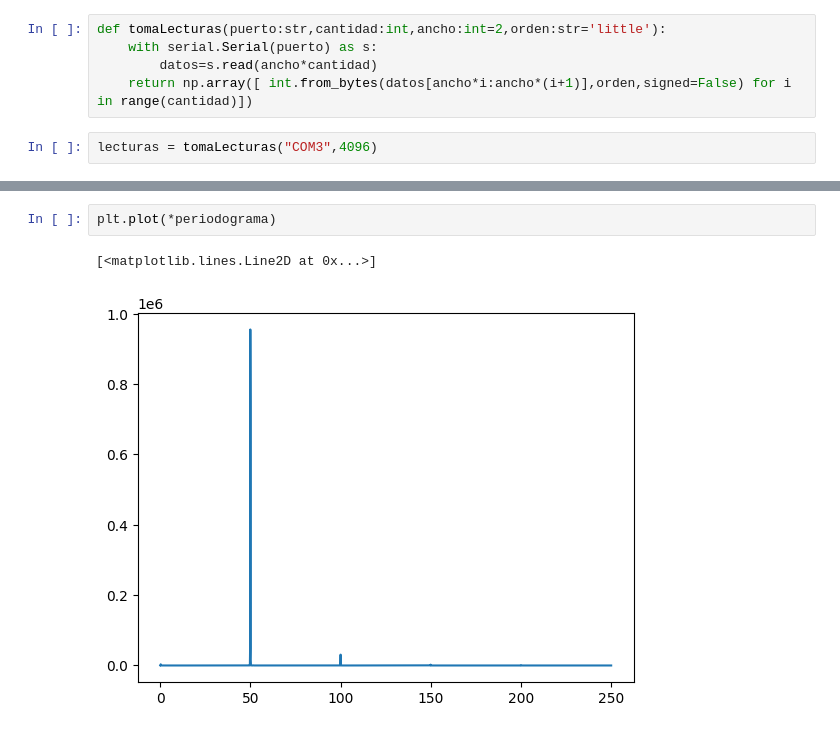
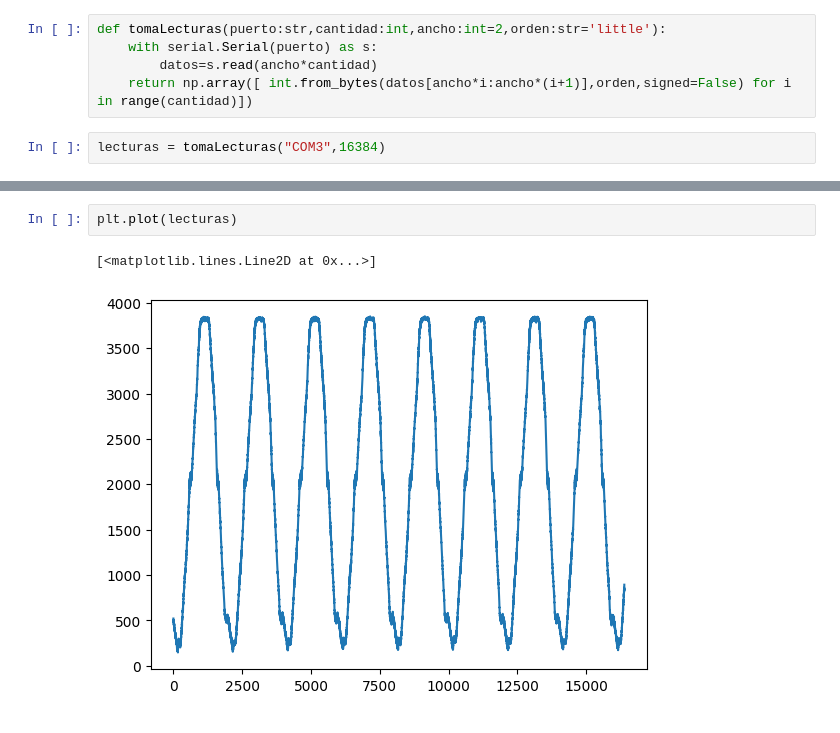
Before and after one commit to RubenCorcoba/prueba_stm32f103-adc_a_usb_cdc, a Jupyter notebook: python/visualizador.ipynb, the cells around one changed output, grey strips where cells are left out. Saved outputs shown, nothing was run; the diff lists cells and outputs as text.

```diff
--- a/python/visualizador.ipynb
+++ b/python/visualizador.ipynb
@@ -13,5 +13,5 @@ def tomaLecturas(puerto:str,cantidad:int,ancho:int=2,orden:str='little'):
         datos=s.read(ancho*cantidad)
     return np.array([ int.from_bytes(datos[ancho*i:ancho*(i+1)],orden,signed=False) for i in range(cantidad)])
 # %%
-lecturas = tomaLecturas("COM3",4096)
+lecturas = tomaLecturas("COM3",16384)
 # %%
@@ -19,5 +25,5 @@ periodograma = scipy.signal.periodogram(lecturas,500,'hamming')
 # %%
-plt.plot(*periodograma)
+plt.plot(lecturas)
 # %% [output]
 [<matplotlib.lines.Line2D at 0x...>]
-[figure, old version]
+[figure, new version]
```
Also changed, not shown: parts of 3 cells of this notebook, 1 other file.
